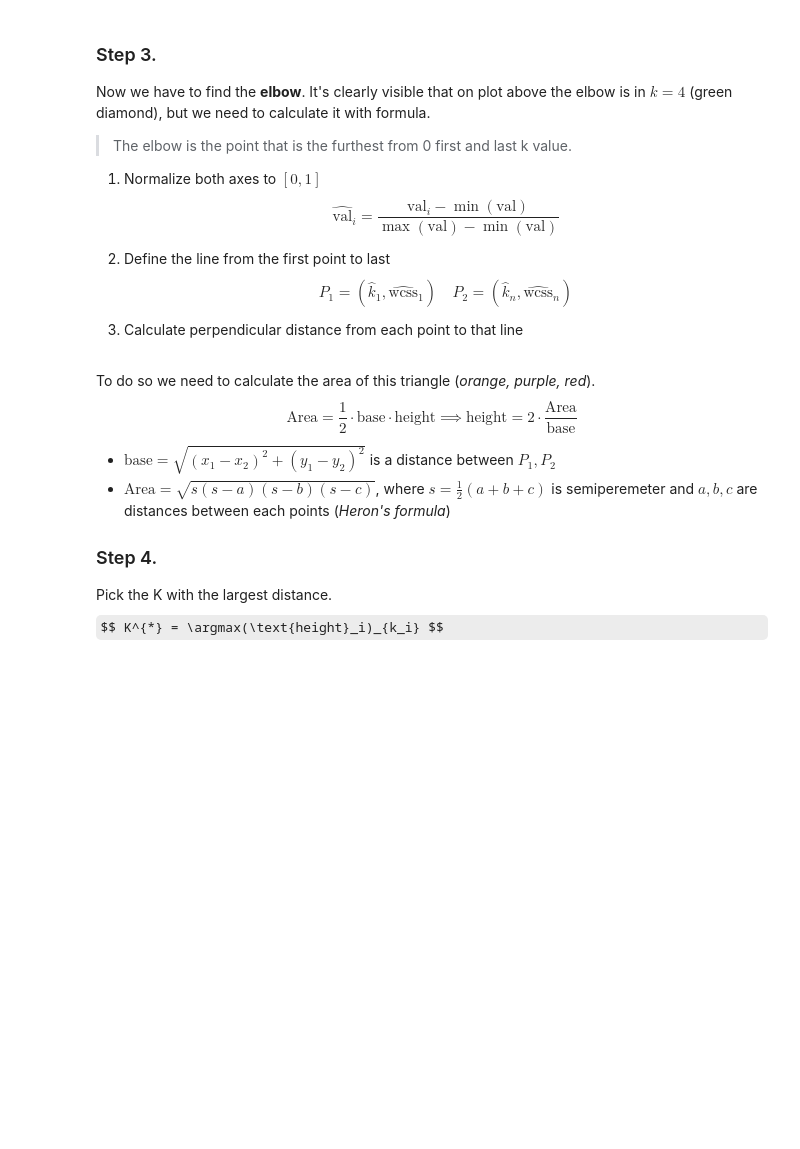
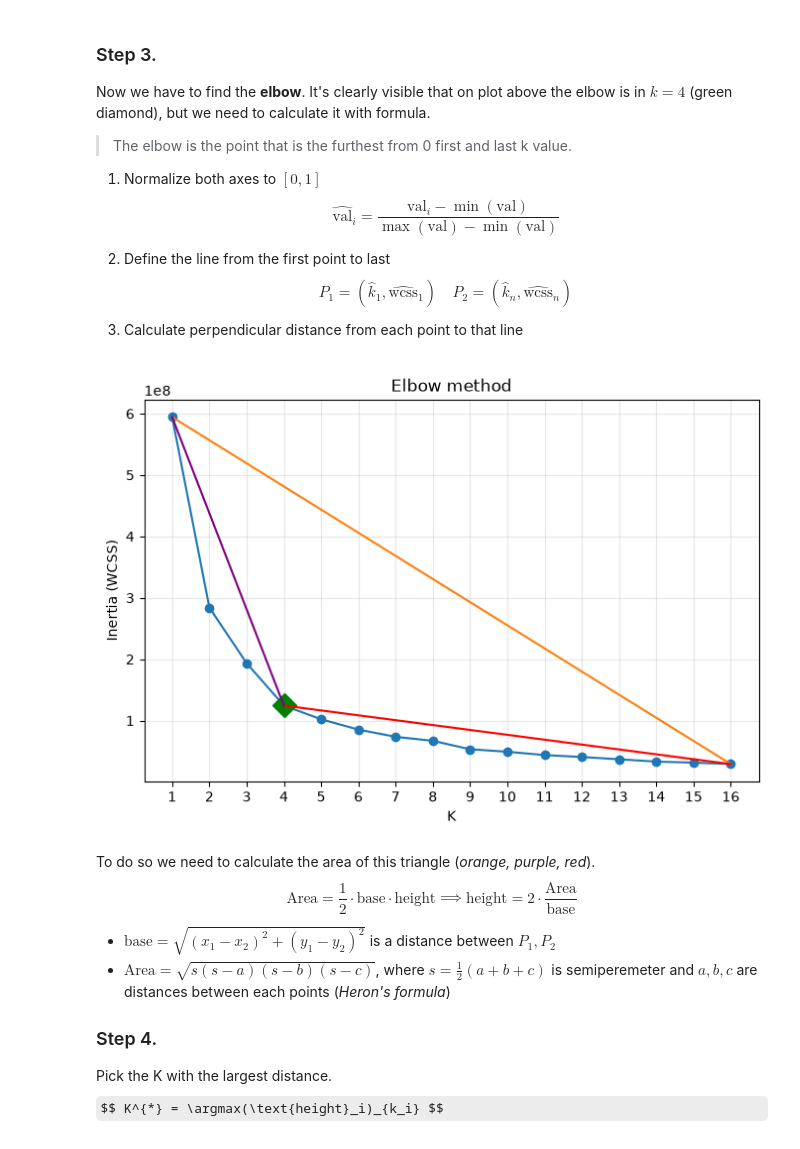
Before and after one commit to juliarzymowska/k-means-compression, a Jupyter notebook: notebooks/elbow_method.ipynb, the cells around one changed output. Cells and saved outputs as stored; diff of their text form; code cells hidden in the pictures; some formulas as TeX source; blank space fills up the shorter version.

```diff
--- a/notebooks/elbow_method.ipynb
+++ b/notebooks/elbow_method.ipynb
@@ -74,15 +98,25 @@ $$ P_1 = (\hat{k}_1, \hat{\text{wcss}}_1) \quad P_2 = (\hat{k}_n, \hat{\text{wcs
 # %%
 plt.figure(figsize=(8, 5))
 plt.plot(k_values, inertias, marker="o")
 plt.plot([k_values[0], k_values[-1]], [inertias[0], inertias[-1]])
-plt.plot(4, inertias[3], marker="D", color="green", markersize=12)
-plt.plot([k_values[3], k_values[-1]], [inertias[3], inertias[-1]], color="red")
-plt.plot([k_values[0], k_values[3]], [inertias[0], inertias[3]], color="purple")
+plt.plot(4, inertias[optimal_k - 1], marker="D", color="green", markersize=12)
+plt.plot(
+    [k_values[optimal_k - 1], k_values[-1]],
+    [inertias[optimal_k - 1], inertias[-1]],
+    color="red",
+)
+plt.plot(
+    [k_values[0], k_values[optimal_k - 1]],
+    [inertias[0], inertias[optimal_k - 1]],
+    color="purple",
+)
 plt.xlabel("K")
 plt.ylabel("Inertia (WCSS)")
 plt.title("Elbow method")
 plt.xticks(k_values)
 plt.grid(alpha=0.3)
+# %% [output]
+[figure, added]
 # %% [markdown]
 To do so we need to calculate the area of this triangle (*orange, purple, red*).
 $$ \text{Area} = \frac{1}{2} \cdot \text{base} \cdot \text{height} \implies \text{height} = 2\cdot\frac{\text{Area}}{\text{base}}$$
```
Also changed, not shown: parts of 9 cells of this notebook, 1 other file.
